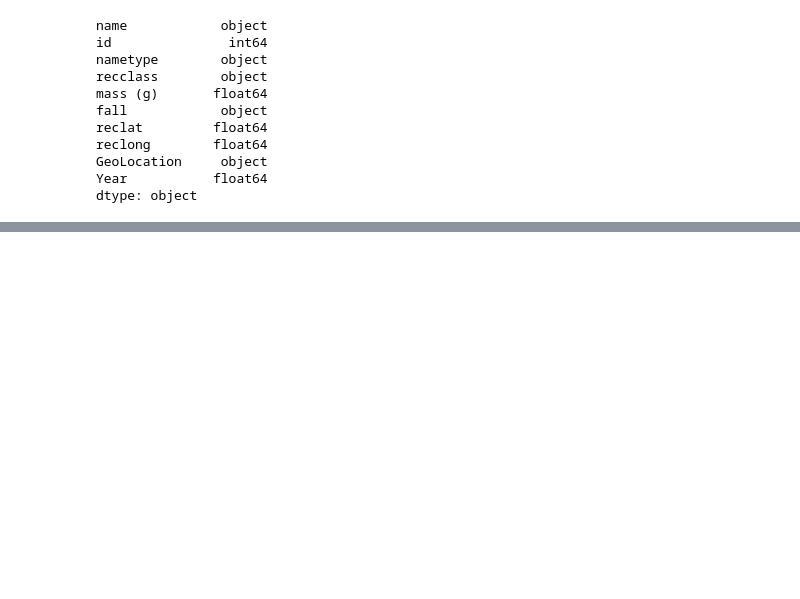
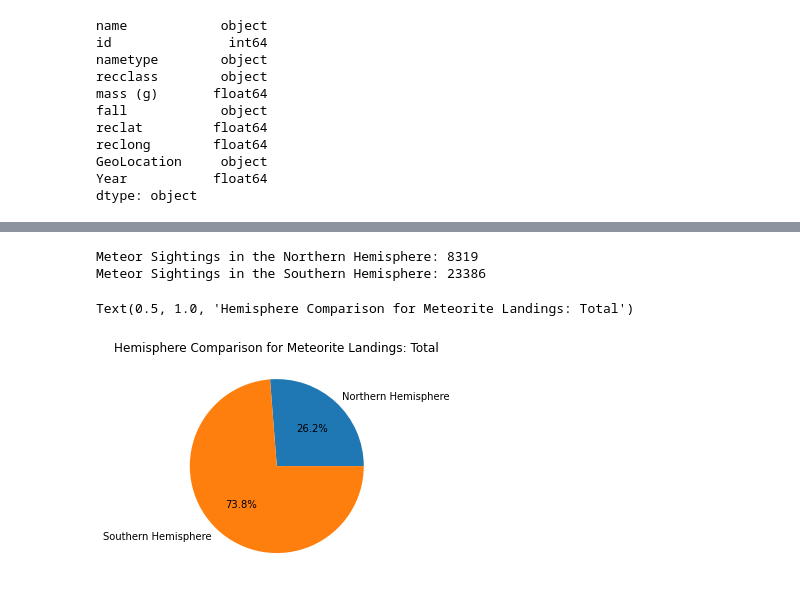
Before and after one commit to jessyoder/Project-1-Meteorites, a Jupyter notebook: hemi_compare.ipynb, the cells around one changed output, grey strips where cells are left out. Drawn from its saved outputs; the diff is of its cells as text; code cells hidden in the pictures; blank space fills up the shorter version.

```diff
--- a/hemi_compare.ipynb
+++ b/hemi_compare.ipynb
@@ -192,3 +181,21 @@ meteor_df
+# %%
+northern_hemi = meteor_df[meteor_df['reclat'] > 0]
+northern_hemi_count = northern_hemi.shape[0]
+southern_hemi = meteor_df[meteor_df['reclat'] < 0]
+southern_hemi_count = southern_hemi.shape[0]
+
+print(f'Meteor Sightings in the Northern Hemisphere: {northern_hemi_count}')
+print(f'Meteor Sightings in the Southern Hemisphere: {southern_hemi_count}')
+
+data = northern_hemi_count, southern_hemi_count
+labels = "Northern Hemisphere", "Southern Hemisphere"
+plt.pie(data, labels=labels, autopct='%1.1f%%')
+plt.title("Hemisphere Comparison for Meteorite Landings: Total")
+# %% [output]
+Meteor Sightings in the Northern Hemisphere: 8319
+Meteor Sightings in the Southern Hemisphere: 23386
+Text(0.5, 1.0, 'Hemisphere Comparison for Meteorite Landings: Total')
+[figure, added]
 # %%
 # Check to see how many meteor sightings there are in each bin
 meteor_count = meteor_df["Year Range"]
```
Also changed, not shown: parts of 13 cells of this notebook, 2 other files.
